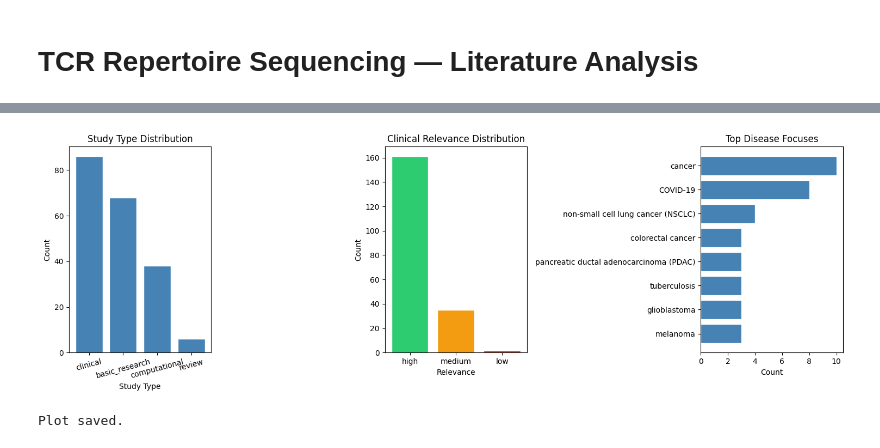
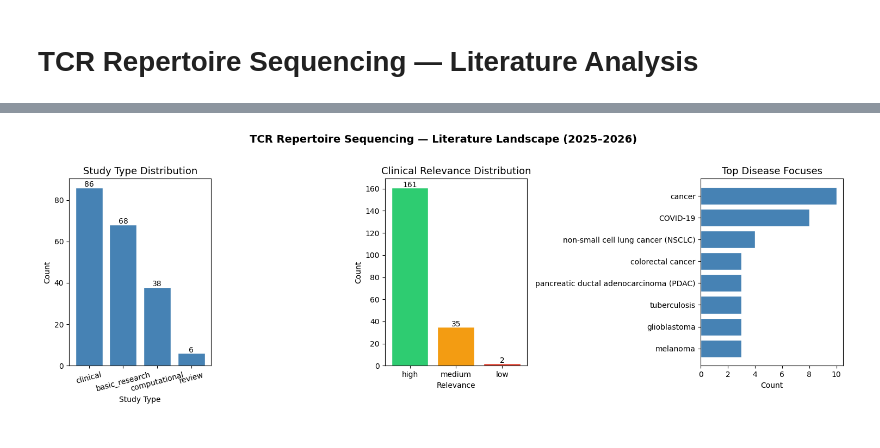
Before and after one commit to hannahas/pubmed-health-insights, a Jupyter notebook: notebooks/analysis.ipynb, the cells around one changed output, grey strips where cells are left out. Drawn from its saved outputs; the diff is of its cells as text; code cells hidden in the pictures.

Commit message:
Add complete analysis notebook with narrative, visualizations, and findings

```diff
--- a/notebooks/analysis.ipynb
+++ b/notebooks/analysis.ipynb
@@ -24,14 +57,0 @@ Name: count, dtype: int64
-# %%
-# Plot abstracts per year
-fig, ax = plt.subplots(figsize=(8, 5))
-year_counts = df['year'].value_counts().sort_index()
-ax.bar(year_counts.index.astype(str), year_counts.values, color='steelblue', edgecolor='white')
-ax.set_title('PubMed Abstracts per Year\nQuery: TCR Repertoire Sequencing', fontsize=14)
-ax.set_xlabel('Year')
-ax.set_ylabel('Number of Abstracts')
-for i, v in enumerate(year_counts.values):
-    ax.text(i, v + 1, str(v), ha='center', fontsize=11)
-plt.tight_layout()
-plt.savefig('../data/abstracts_per_year.png', dpi=150)
-plt.show()
-print("Plot saved.")
@@ -161,32 +67,36 @@ Name: count, dtype: int64
 # %%
 fig, axes = plt.subplots(1, 3, figsize=(15, 5))
 
 # Study type
-study_counts = features_df['study_type'].value_counts()
+study_counts = df['study_type'].value_counts()
 axes[0].bar(study_counts.index, study_counts.values, color='steelblue', edgecolor='white')
-axes[0].set_title('Study Type Distribution')
+axes[0].set_title('Study Type Distribution', fontsize=13)
 axes[0].set_xlabel('Study Type')
 axes[0].set_ylabel('Count')
 axes[0].tick_params(axis='x', rotation=15)
+for i, v in enumerate(study_counts.values):
+    axes[0].text(i, v + 0.5, str(v), ha='center', fontsize=10)
 
 # Clinical relevance
-rel_counts = features_df['clinical_relevance'].value_counts()
+rel_counts = df['clinical_relevance'].value_counts()
 colors = ['#2ecc71', '#f39c12', '#e74c3c']
 axes[1].bar(rel_counts.index, rel_counts.values, color=colors, edgecolor='white')
-axes[1].set_title('Clinical Relevance Distribution')
+axes[1].set_title('Clinical Relevance Distribution', fontsize=13)
 axes[1].set_xlabel('Relevance')
 axes[1].set_ylabel('Count')
+for i, v in enumerate(rel_counts.values):
+    axes[1].text(i, v + 0.5, str(v), ha='center', fontsize=10)
 
-# Top diseases (excluding 'none')
-disease_counts = features_df[features_df['disease_focus'] != 'none']['disease_focus'].value_counts().head(8)
+# Top diseases
+disease_counts = df[df['disease_focus'] != 'none']['disease_focus'].value_counts().head(8)
 axes[2].barh(disease_counts.index[::-1], disease_counts.values[::-1], color='steelblue', edgecolor='white')
-axes[2].set_title('Top Disease Focuses')
+axes[2].set_title('Top Disease Focuses', fontsize=13)
 axes[2].set_xlabel('Count')
 
+plt.suptitle('TCR Repertoire Sequencing — Literature Landscape (2025–2026)',
+             fontsize=14, fontweight='bold', y=1.02)
 plt.tight_layout()
-plt.savefig('../data/feature_distributions.png', dpi=150)
+plt.savefig('../data/landscape.png', dpi=150, bbox_inches='tight')
 plt.show()
-print("Plot saved.")
 # %% [output]
-[figure, old version]
+[figure, new version]
-Plot saved.
```
Also changed, not shown: parts of 16 cells of this notebook, 2 other files.
